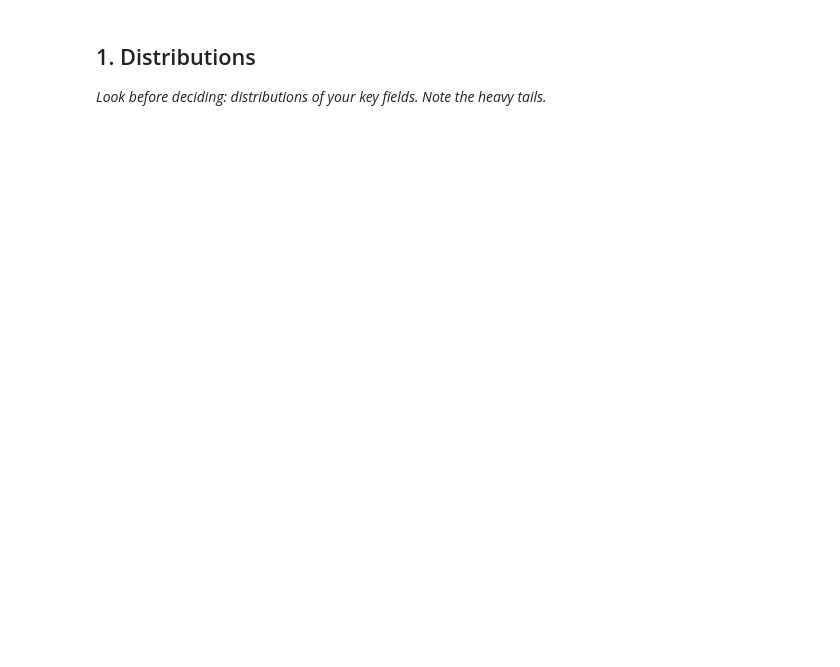
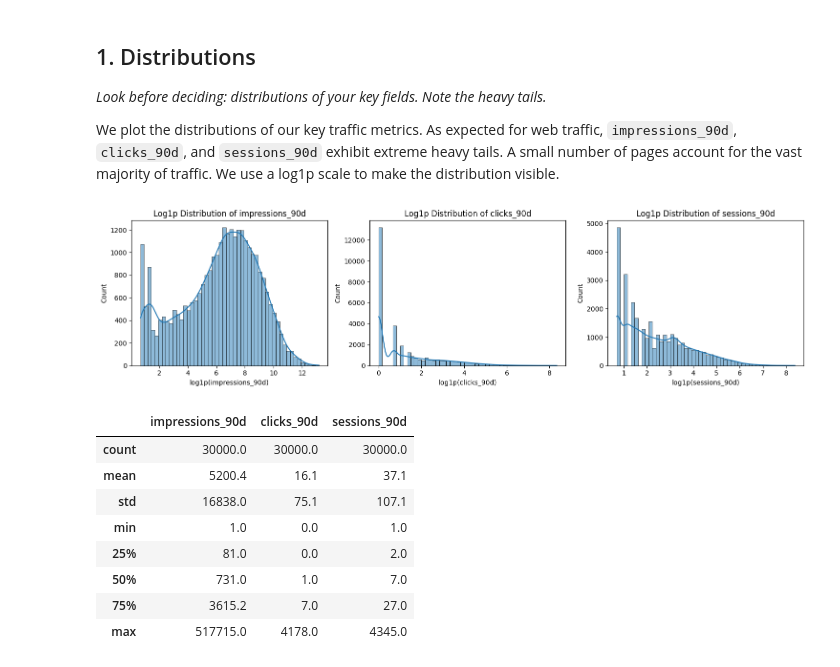
Before and after one commit to Praveen23-kk/FlyRank-ml-internship, a Jupyter notebook: work/notebooks/w04_signal_audit.ipynb, the cells around one changed output. Cells and saved outputs as stored; diff of their text form; code cells hidden in the pictures; blank space fills up the shorter version.

```diff
--- a/work/notebooks/w04_signal_audit.ipynb
+++ b/work/notebooks/w04_signal_audit.ipynb
@@ -10,9 +10,42 @@ This skeleton is yours to fill. Work the sections **in order** — each one has
 ## 1. Distributions
 
 *Look before deciding: distributions of your key fields. Note the heavy tails.*
+
+We plot the distributions of our key traffic metrics. As expected for web traffic, `impressions_90d`, `clicks_90d`, and `sessions_90d` exhibit extreme heavy tails. A small number of pages account for the vast majority of traffic. We use a log1p scale to make the distribution visible.
 # %%
-# This cell is for CODE (numbers, a query, a check).
-# Write your text answer in the cell ABOVE this one — typing sentences here breaks Run All.
+import pandas as pd
+import numpy as np
+import matplotlib.pyplot as plt
+import seaborn as sns
+
+# Load the dataset
+df = pd.read_csv('../../data/raw/content_refresh_anonymized.csv')
+
+# Plot distributions of key metrics on a log1p scale
+fig, axes = plt.subplots(1, 3, figsize=(15, 4))
+metrics = ['impressions_90d', 'clicks_90d', 'sessions_90d']
+
+for i, col in enumerate(metrics):
+    sns.histplot(np.log1p(df[col]), bins=50, ax=axes[i], kde=True)
+    axes[i].set_title(f'Log1p Distribution of {col}')
+    axes[i].set_xlabel(f'log1p({col})')
+
+plt.tight_layout()
+plt.show()
+
+# Show descriptive statistics (heavy tail evidence)
+display(df[['impressions_90d', 'clicks_90d', 'sessions_90d']].describe().round(1))
+# %% [output]
+[figure, added]
+|  | impressions_90d | clicks_90d | sessions_90d |
+| count | 30000.0 | 30000.0 | 30000.0 |
+| mean | 5200.4 | 16.1 | 37.1 |
+| std | 16838.0 | 75.1 | 107.1 |
+| min | 1.0 | 0.0 | 1.0 |
+| 25% | 81.0 | 0.0 | 2.0 |
+| 50% | 731.0 | 1.0 | 7.0 |
+| 75% | 3615.2 | 7.0 | 27.0 |
+| max | 517715.0 | 4178.0 | 4345.0 |
 # %% [markdown]
 ## 2. Signal test #1 / #2 / #3 (verdict each)
 
```
Also changed, not shown: parts of 7 cells of this notebook, 1 other file.
